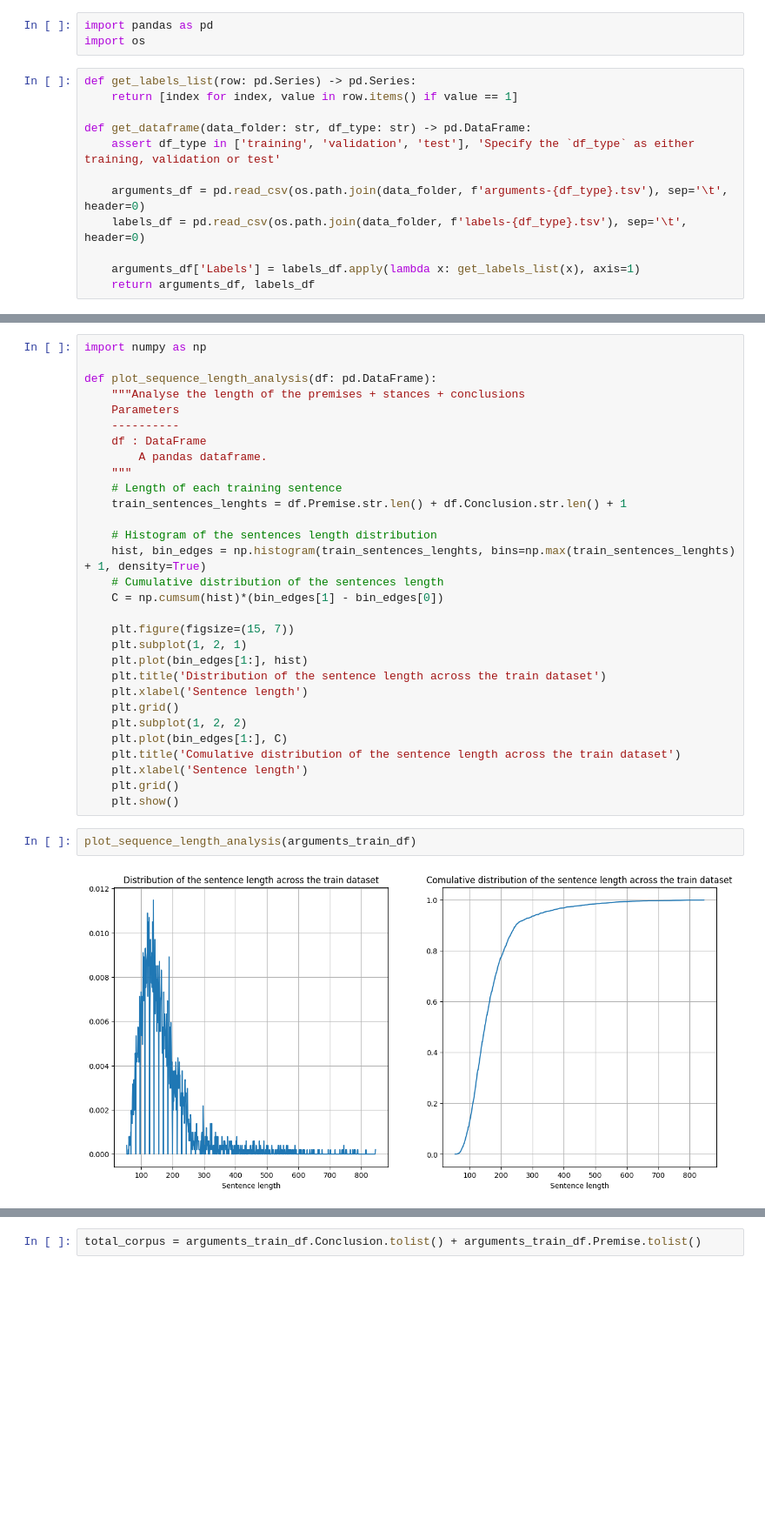
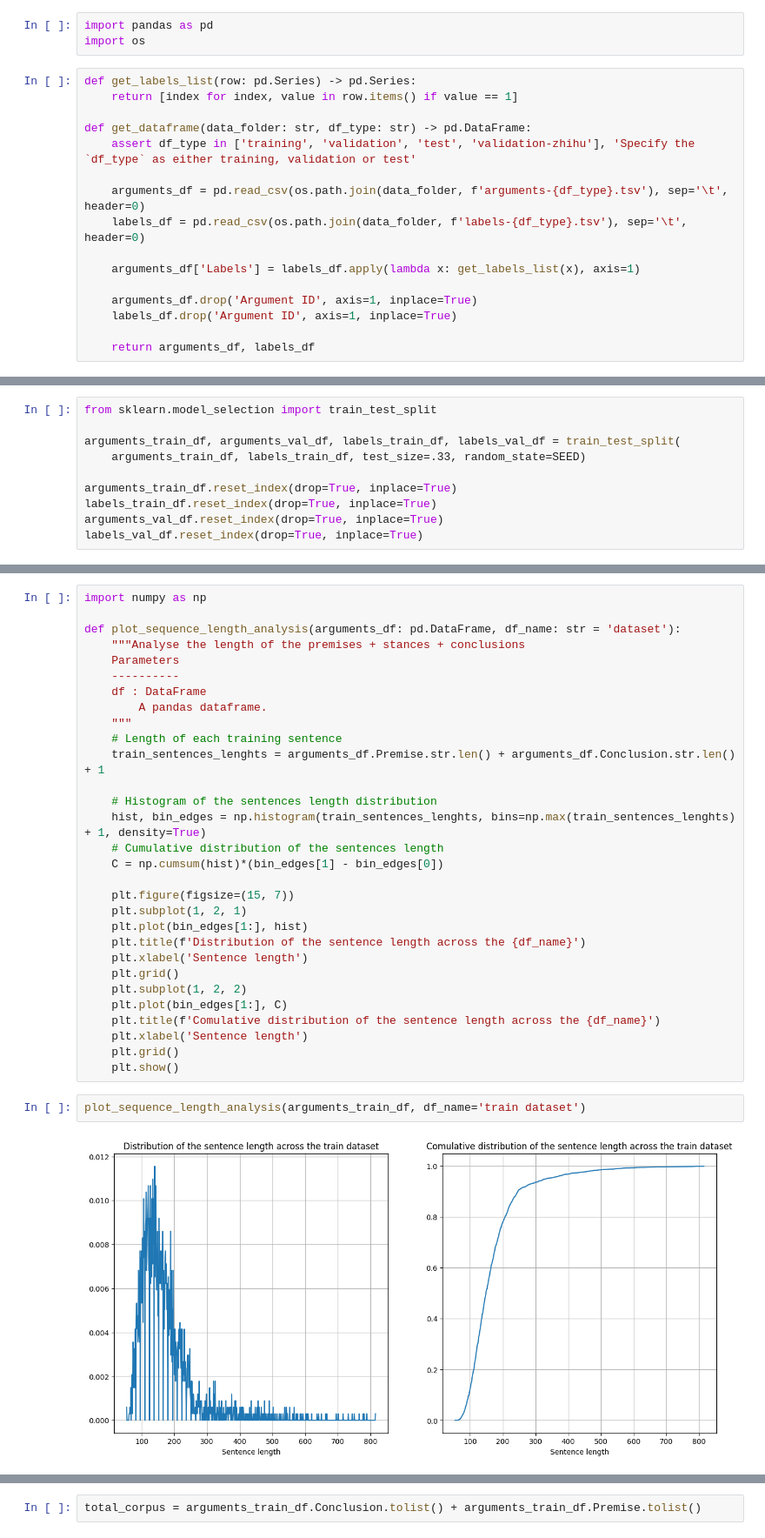
Before and after one commit to RiccardoSpolaor/NLP-project, a Jupyter notebook: src/main.ipynb, the cells around one changed output, grey strips where cells are left out. Shown at 87% size. Drawn from its saved outputs; the diff is of its cells as text; blank space fills up the shorter version.

Commit message:
Update main.ipynb
- Add train-validation-test split
- Fix and refactor

```diff
--- a/src/main.ipynb
+++ b/src/main.ipynb
@@ -10,12 +15,16 @@ def get_labels_list(row: pd.Series) -> pd.Series:
     return [index for index, value in row.items() if value == 1]
 
 def get_dataframe(data_folder: str, df_type: str) -> pd.DataFrame:
-    assert df_type in ['training', 'validation', 'test'], 'Specify the `df_type` as either training, validation or test'
+    assert df_type in ['training', 'validation', 'test', 'validation-zhihu'], 'Specify the `df_type` as either training, validation or test'
 
     arguments_df = pd.read_csv(os.path.join(data_folder, f'arguments-{df_type}.tsv'), sep='\t', header=0)
     labels_df = pd.read_csv(os.path.join(data_folder, f'labels-{df_type}.tsv'), sep='\t', header=0)
 
     arguments_df['Labels'] = labels_df.apply(lambda x: get_labels_list(x), axis=1)
+
+    arguments_df.drop('Argument ID', axis=1, inplace=True)
+    labels_df.drop('Argument ID', axis=1, inplace=True)
+
     return arguments_df, labels_df
 # %%
 arguments_train_df, labels_train_df = get_dataframe('data', 'training')
@@ -37,0 +60,10 @@ Number of rows: 5393
+# %%
+from sklearn.model_selection import train_test_split
+
+arguments_train_df, arguments_val_df, labels_train_df, labels_val_df = train_test_split(
+    arguments_train_df, labels_train_df, test_size=.33, random_state=SEED)
+
+arguments_train_df.reset_index(drop=True, inplace=True)
+labels_train_df.reset_index(drop=True, inplace=True)
+arguments_val_df.reset_index(drop=True, inplace=True)
+labels_val_df.reset_index(drop=True, inplace=True)
@@ -82,7 +129,7 @@ plt.show()
 # %%
 import numpy as np
 
-def plot_sequence_length_analysis(df: pd.DataFrame):
+def plot_sequence_length_analysis(arguments_df: pd.DataFrame, df_name: str = 'dataset'):
     """Analyse the length of the premises + stances + conclusions
     Parameters
     ----------
@@ -90,7 +137,7 @@ def plot_sequence_length_analysis(df: pd.DataFrame):
         A pandas dataframe.
     """
     # Length of each training sentence
-    train_sentences_lenghts = df.Premise.str.len() + df.Conclusion.str.len() + 1
+    train_sentences_lenghts = arguments_df.Premise.str.len() + arguments_df.Conclusion.str.len() + 1
 
     # Histogram of the sentences length distribution
     hist, bin_edges = np.histogram(train_sentences_lenghts, bins=np.max(train_sentences_lenghts) + 1, density=True)
@@ -100,16 +147,16 @@ def plot_sequence_length_analysis(df: pd.DataFrame):
     plt.figure(figsize=(15, 7))
     plt.subplot(1, 2, 1)
     plt.plot(bin_edges[1:], hist)
-    plt.title('Distribution of the sentence length across the train dataset')
+    plt.title(f'Distribution of the sentence length across the {df_name}')
     plt.xlabel('Sentence length')
     plt.grid()
     plt.subplot(1, 2, 2)
     plt.plot(bin_edges[1:], C)
-    plt.title('Comulative distribution of the sentence length across the train dataset')
+    plt.title(f'Comulative distribution of the sentence length across the {df_name}')
     plt.xlabel('Sentence length')
     plt.grid()
     plt.show()
 # %%
-plot_sequence_length_analysis(arguments_train_df)
+plot_sequence_length_analysis(arguments_train_df, df_name='train dataset')
 # %% [output]
-[figure, old version]
+[figure, new version]
```
Also changed, not shown: parts of 23 cells of this notebook.
